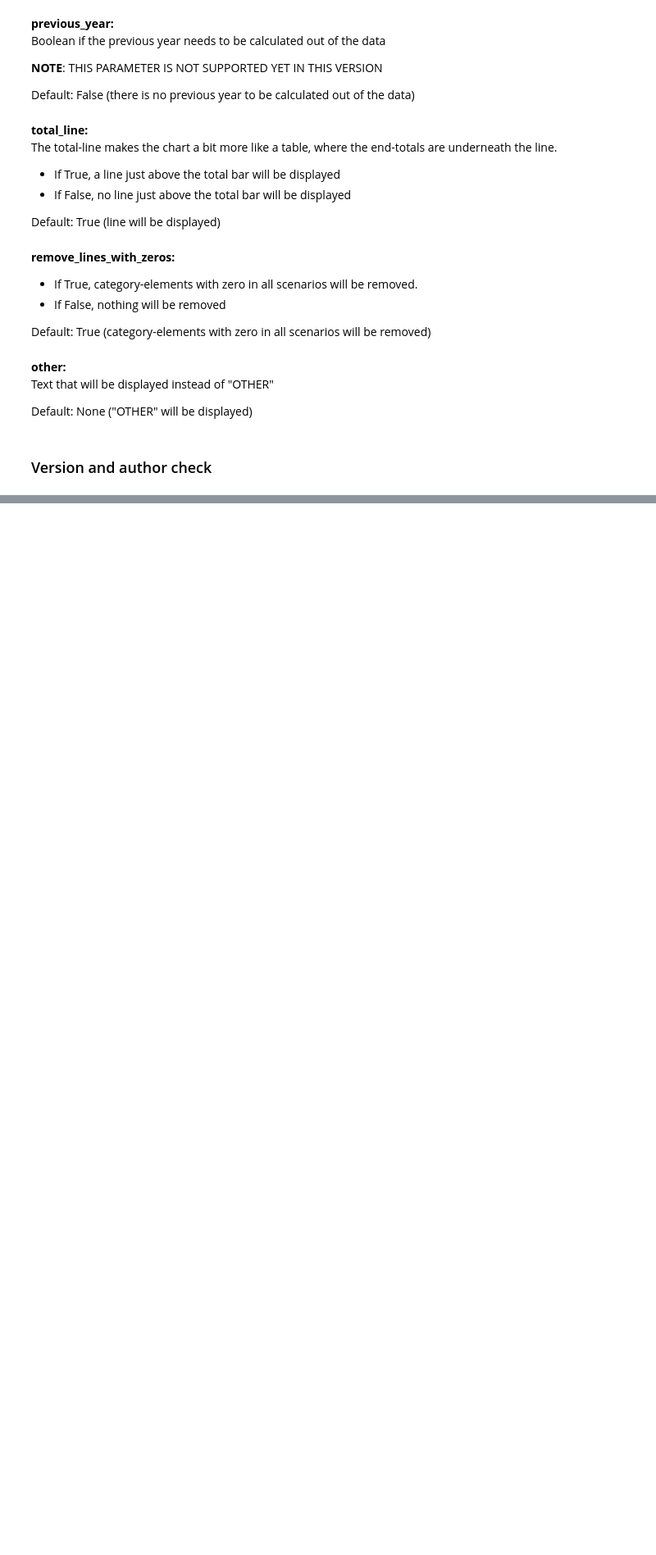
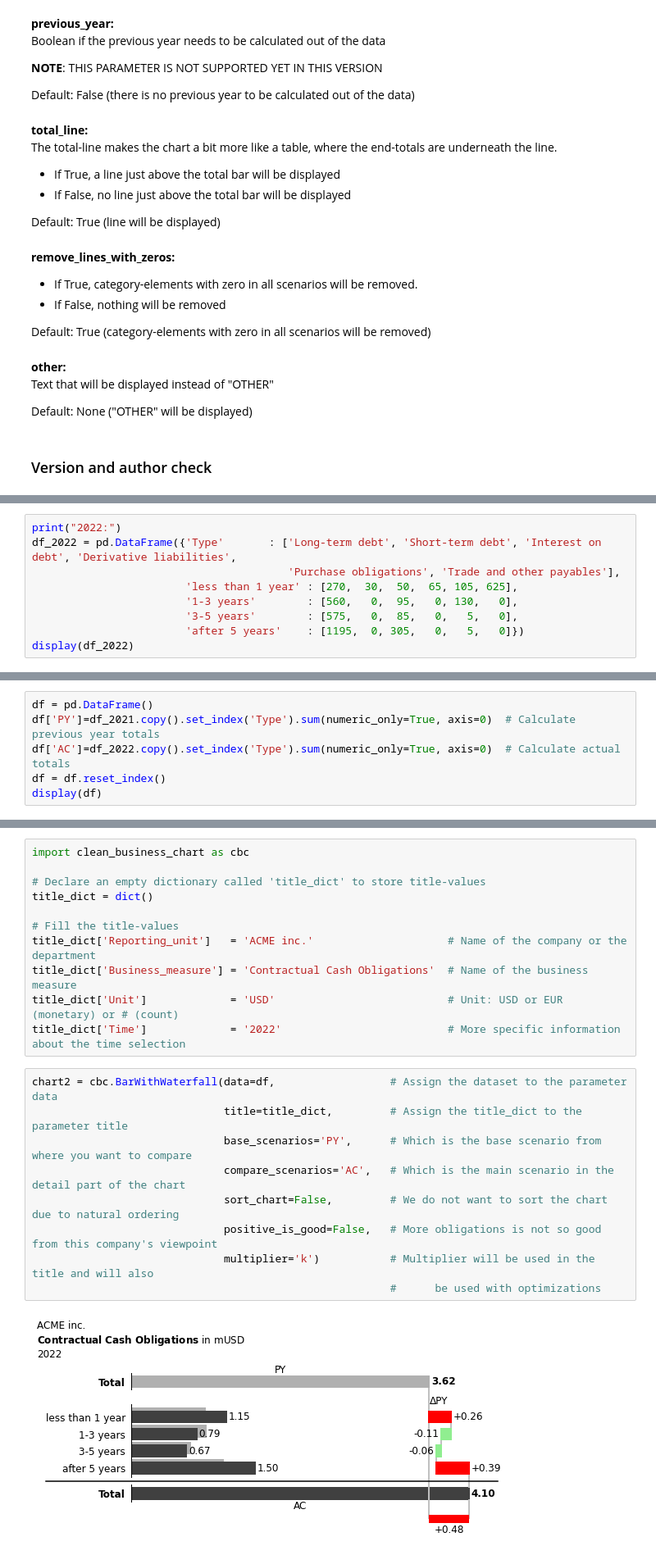
Before and after one commit to MarcelW1323/clean_business_chart, a Jupyter notebook: Welcome_to_the_BarWithWaterfall_from_Clean_Business_Chart.ipynb, the cells around one changed output, grey strips where cells are left out. Shown at 82% size. Drawn from its saved outputs; the diff is of its cells as text; blank space fills up the shorter version.

Commit message:
Version 0.2.4 with parameter sort_chart for BarWithWaterfall

```diff
--- a/Welcome_to_the_BarWithWaterfall_from_Clean_Business_Chart.ipynb
+++ b/Welcome_to_the_BarWithWaterfall_from_Clean_Business_Chart.ipynb
@@ -225,0 +300,9 @@ print(cbc.__author__)
+# %%
+print("2022:")
+df_2022 = pd.DataFrame({'Type'       : ['Long-term debt', 'Short-term debt', 'Interest on debt', 'Derivative liabilities',
+                                        'Purchase obligations', 'Trade and other payables'],
+                        'less than 1 year' : [270,  30,  50,  65, 105, 625],
+                        '1-3 years'        : [560,   0,  95,   0, 130,   0],
+                        '3-5 years'        : [575,   0,  85,   0,   5,   0],
+                        'after 5 years'    : [1195,  0, 305,   0,   5,   0]})
+display(df_2022)
@@ -225,0 +339,6 @@ print(cbc.__author__)
+# %%
+df = pd.DataFrame()
+df['PY']=df_2021.copy().set_index('Type').sum(numeric_only=True, axis=0)  # Calculate previous year totals
+df['AC']=df_2022.copy().set_index('Type').sum(numeric_only=True, axis=0)  # Calculate actual totals
+df = df.reset_index()
+display(df)
@@ -225,0 +351,22 @@ print(cbc.__author__)
+# %%
+import clean_business_chart as cbc
+
+# Declare an empty dictionary called 'title_dict' to store title-values
+title_dict = dict()
+
+# Fill the title-values
+title_dict['Reporting_unit']   = 'ACME inc.'                     # Name of the company or the department
+title_dict['Business_measure'] = 'Contractual Cash Obligations'  # Name of the business measure
+title_dict['Unit']             = 'USD'                           # Unit: USD or EUR (monetary) or # (count)
+title_dict['Time']             = '2022'                          # More specific information about the time selection
+# %%
+chart2 = cbc.BarWithWaterfall(data=df,                  # Assign the dataset to the parameter data
+                              title=title_dict,         # Assign the title_dict to the parameter title
+                              base_scenarios='PY',      # Which is the base scenario from where you want to compare
+                              compare_scenarios='AC',   # Which is the main scenario in the detail part of the chart
+                              sort_chart=False,         # We do not want to sort the chart due to natural ordering
+                              positive_is_good=False,   # More obligations is not so good from this company's viewpoint
+                              multiplier='k')           # Multiplier will be used in the title and will also
+                                                        #      be used with optimizations
+# %% [output]
+[figure, added]
```
Also changed, not shown: parts of 14 cells of this notebook, 8 other files.
